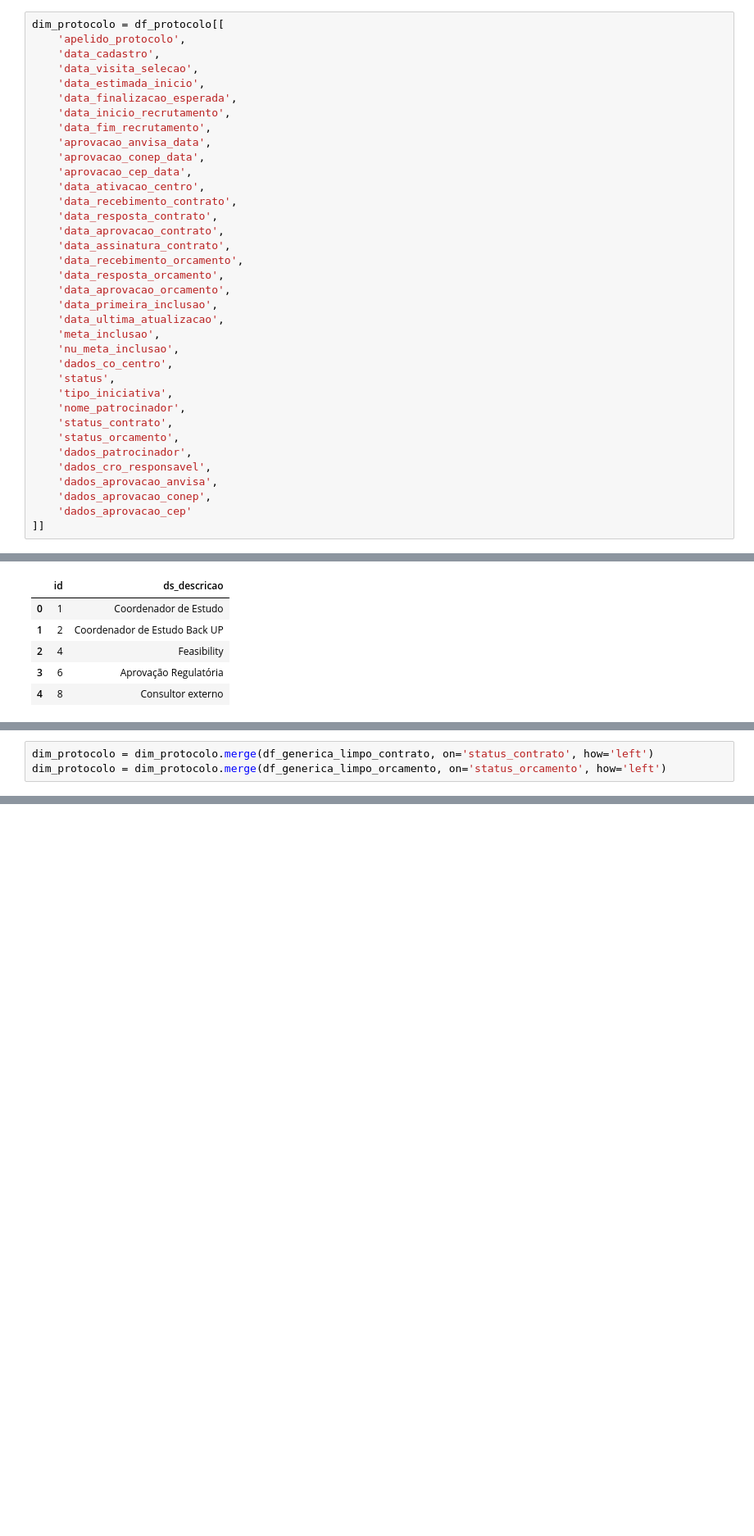
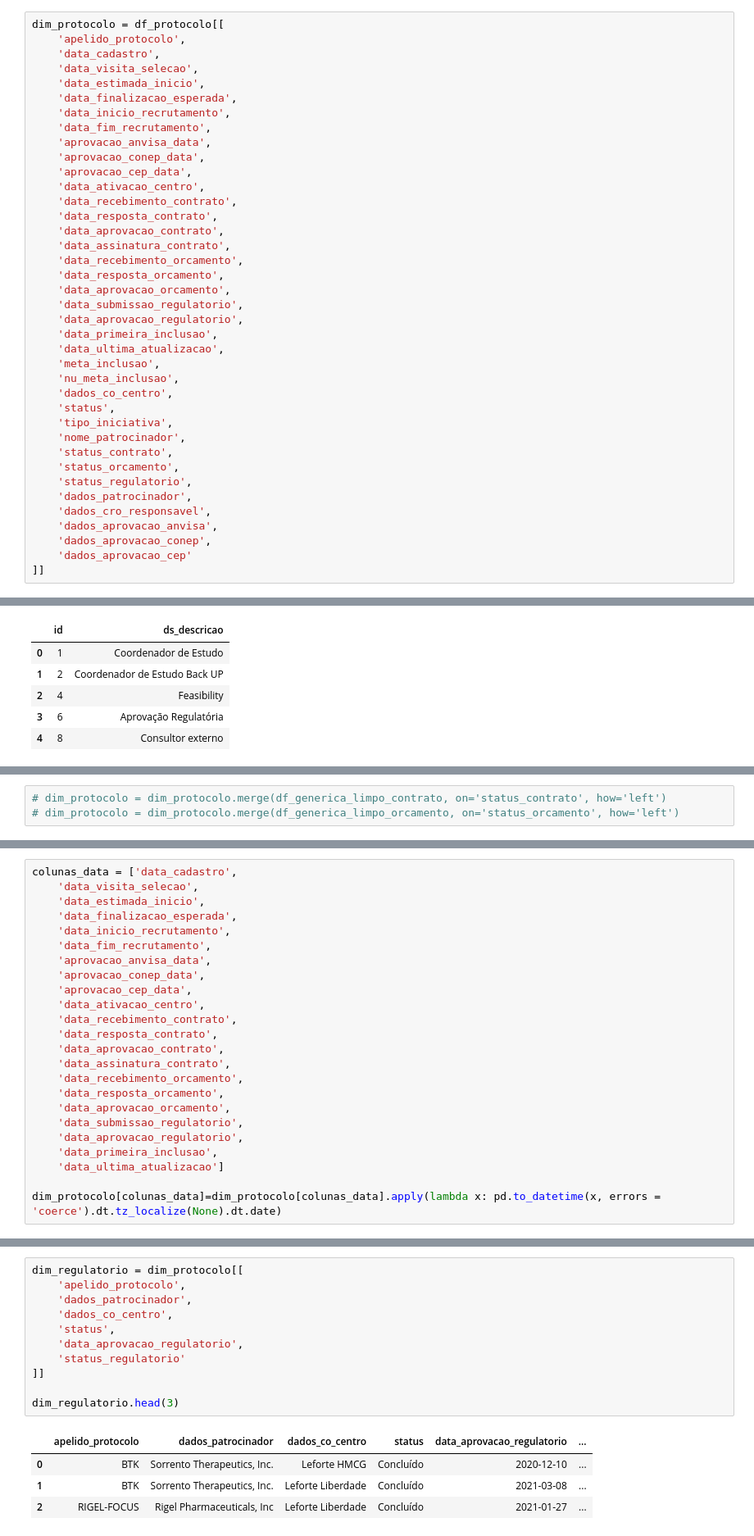
Before and after one commit to eduardoarsocca/Projeto-Mensageria---PUSH, a Jupyter notebook: meu_projeto/projeto_push.ipynb, the cells around one changed output, grey strips where cells are left out. Shown at 82% size. Saved outputs shown, nothing was run; the diff lists cells and outputs as text; blank space fills up the shorter version.

```diff
--- a/meu_projeto/projeto_push.ipynb
+++ b/meu_projeto/projeto_push.ipynb
@@ -106,6 +107,8 @@ dim_protocolo = df_protocolo[[
     'data_recebimento_orcamento',
     'data_resposta_orcamento',
     'data_aprovacao_orcamento',
+    'data_submissao_regulatorio',
+    'data_aprovacao_regulatorio',
     'data_primeira_inclusao',
     'data_ultima_atualizacao',
     'meta_inclusao',
@@ -116,6 +119,7 @@ dim_protocolo = df_protocolo[[
     'nome_patrocinador',
     'status_contrato',
     'status_orcamento',
+    'status_regulatorio',
     'dados_patrocinador',
     'dados_cro_responsavel',
     'dados_aprovacao_anvisa',
@@ -190,4 +173,4 @@ print(df_generica_limpo_orcamento.head())
 # %%
-dim_protocolo = dim_protocolo.merge(df_generica_limpo_contrato, on='status_contrato', how='left')
-dim_protocolo = dim_protocolo.merge(df_generica_limpo_orcamento, on='status_orcamento', how='left')
+# dim_protocolo = dim_protocolo.merge(df_generica_limpo_contrato, on='status_contrato', how='left')
+# dim_protocolo = dim_protocolo.merge(df_generica_limpo_orcamento, on='status_orcamento', how='left')
 # %%
@@ -199,0 +182,24 @@ dim_protocolo.head(2)
+# %%
+colunas_data = ['data_cadastro',
+    'data_visita_selecao',
+    'data_estimada_inicio',
+    'data_finalizacao_esperada',
+    'data_inicio_recrutamento',
+    'data_fim_recrutamento',
+    'aprovacao_anvisa_data',
+    'aprovacao_conep_data',
+    'aprovacao_cep_data',
+    'data_ativacao_centro',
+    'data_recebimento_contrato',
+    'data_resposta_contrato',
+    'data_aprovacao_contrato',
+    'data_assinatura_contrato',
+    'data_recebimento_orcamento',
+    'data_resposta_orcamento',
+    'data_aprovacao_orcamento',
+    'data_submissao_regulatorio',
+    'data_aprovacao_regulatorio',
+    'data_primeira_inclusao',
+    'data_ultima_atualizacao']
+
+dim_protocolo[colunas_data]=dim_protocolo[colunas_data].apply(lambda x: pd.to_datetime(x, errors = 'coerce').dt.tz_localize(None).dt.date)
@@ -199,0 +245,16 @@ dim_protocolo.head(2)
+# %%
+dim_regulatorio = dim_protocolo[[
+    'apelido_protocolo',
+    'dados_patrocinador',
+    'dados_co_centro',
+    'status',
+    'data_aprovacao_regulatorio',
+    'status_regulatorio'
+]]
+
+dim_regulatorio.head(3)
+# %% [output]
+|  | apelido_protocolo | dados_patrocinador | dados_co_centro | status | data_aprovacao_regulatorio | ... |
+| 0 | BTK | Sorrento Therapeutics, Inc. | Leforte HMCG | Concluído | 2020-12-10 | ... |
+| 1 | BTK | Sorrento Therapeutics, Inc. | Leforte Liberdade | Concluído | 2021-03-08 | ... |
+| 2 | RIGEL-FOCUS | Rigel Pharmaceuticals, Inc | Leforte Liberdade | Concluído | 2021-01-27 | ... |
```
Also changed, not shown: parts of 25 cells of this notebook, 1 other file.
